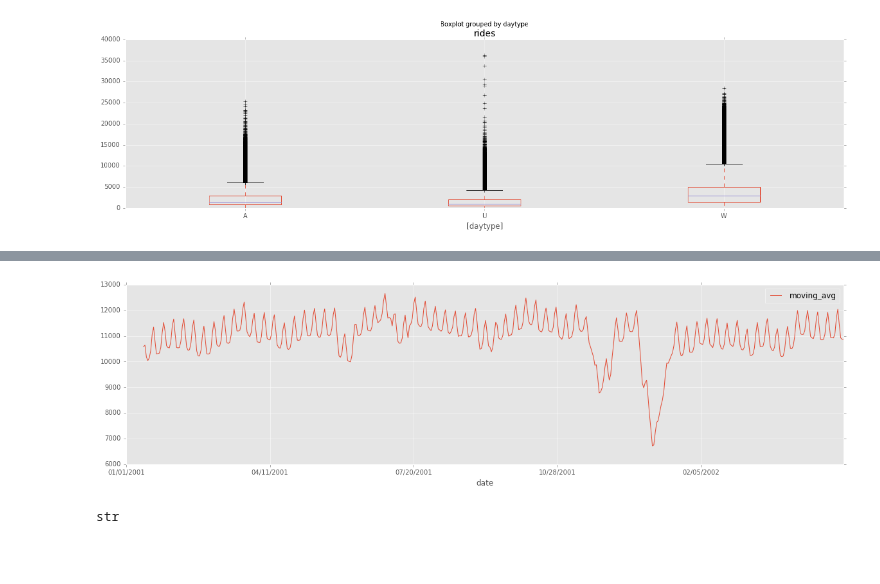
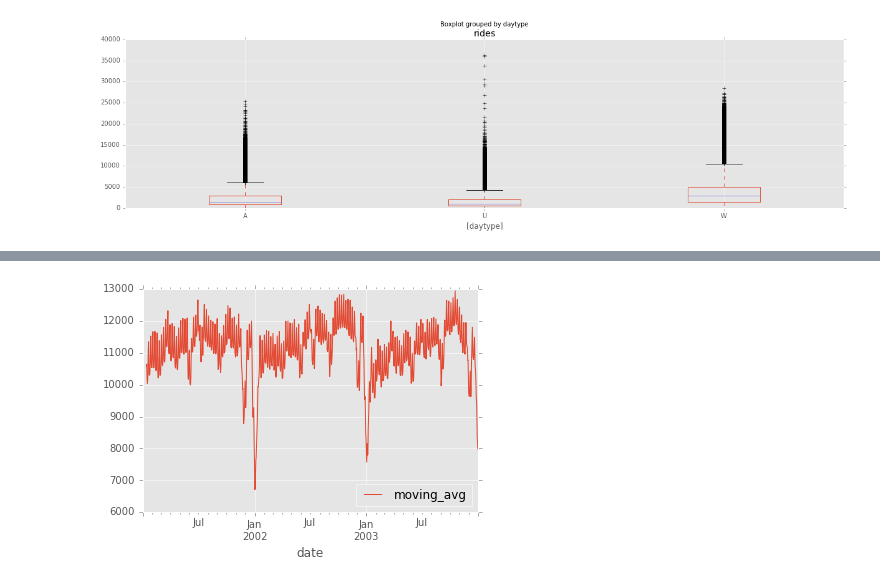
Before and after one commit to schen91020/chicago_new_location, a Jupyter notebook: DataAnalysis/Chicago_New_Location.ipynb, the cells around one changed output, grey strips where cells are left out. Cells and saved outputs as stored; diff of their text form; code cells hidden in the pictures; blank space fills up the shorter version.

```diff
--- a/DataAnalysis/Chicago_New_Location.ipynb
+++ b/DataAnalysis/Chicago_New_Location.ipynb
@@ -5,7 +5,7 @@ import matplotlib
 matplotlib.style.use('ggplot')
 %matplotlib inline
 # %%
-pf = pd.read_csv('Data/CTA_-_Ridership_-__L__Station_Entries_-_Daily_Totals.csv', header = 0, parse_dates='date')
+pf = pd.read_csv('Data/CTA_-_Ridership_-__L__Station_Entries_-_Daily_Totals.csv', header = 0, parse_dates=['date'])
 # %%
 pf.head()
 # %% [output]
@@ -169,10 +159,7 @@ pf.head()
 # %%
-ax=max_rides[max_rides['stationname'] == 'Clark/Lake'].head(500).plot(x = 'date', y = 'moving_avg', figsize=(20, 5))
+df=max_rides[max_rides['stationname'] == 'Clark/Lake']
+ax=df[(df['date'] > '2001-1-1') & (df['date'] <= '2003-12-31')].plot(x = 'date', y = 'moving_avg')
 fig = ax.get_figure()
 fig.savefig('/Users/SamuelChen/chicago_new_location/DataAnalysis/Images/cl_head_ma.png')
 # %% [output]
-[figure, old version]
+[figure, new version]
-# %%
-type(list(max_rides['date'])[2])
-# %% [output]
-str
```
Also changed, not shown: parts of 9 cells of this notebook, 32 other files.
